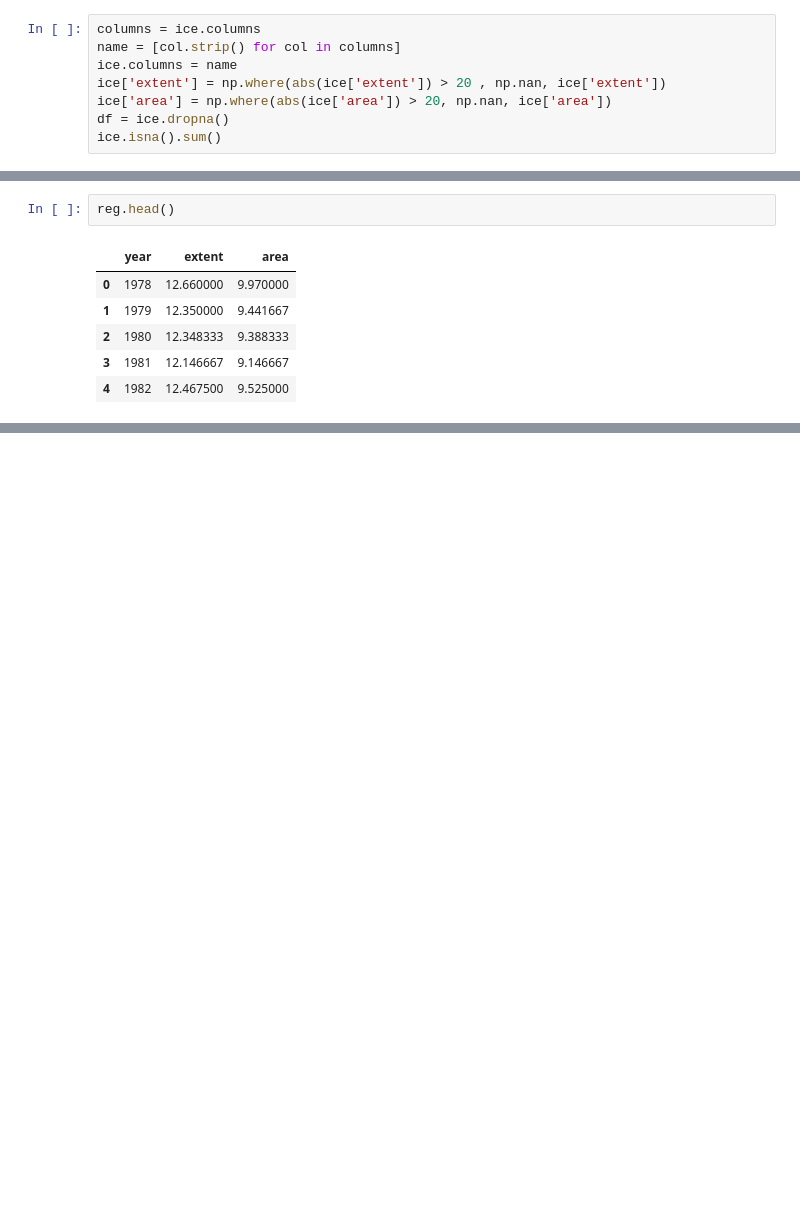
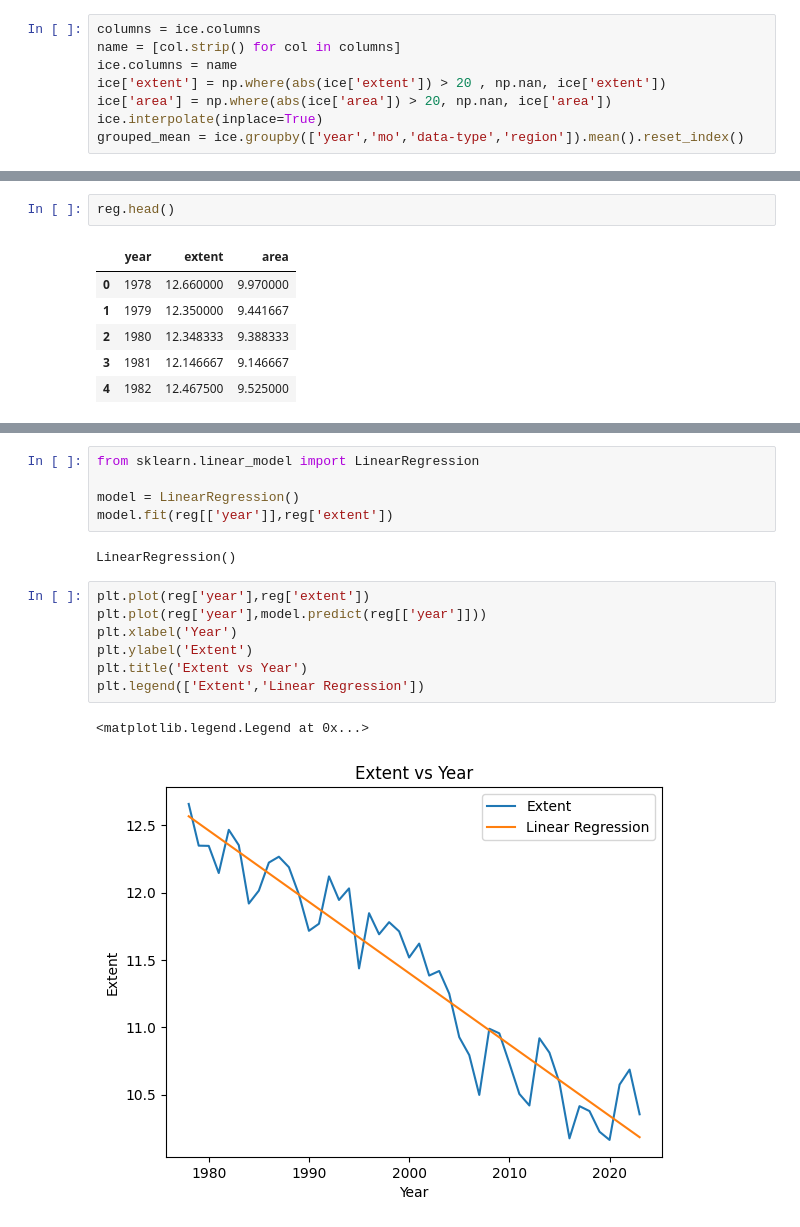
Before and after one commit to balakrish181/Arctic_ice, a Jupyter notebook: ice.ipynb, the cells around one changed output, grey strips where cells are left out. Drawn from its saved outputs; the diff is of its cells as text; blank space fills up the shorter version.

```diff
--- a/ice.ipynb
+++ b/ice.ipynb
@@ -15,5 +15,5 @@ name = [col.strip() for col in columns]
 ice.columns = name
 ice['extent'] = np.where(abs(ice['extent']) > 20 , np.nan, ice['extent'])
 ice['area'] = np.where(abs(ice['area']) > 20, np.nan, ice['area'])
-df = ice.dropna()
-ice.isna().sum()
+ice.interpolate(inplace=True)
+grouped_mean = ice.groupby(['year','mo','data-type','region']).mean().reset_index()
@@ -61,0 +73,17 @@ plt.plot(reg['year'],reg['extent'])
+# %%
+from sklearn.linear_model import LinearRegression
+
+model = LinearRegression()
+model.fit(reg[['year']],reg['extent'])
+# %% [output]
+LinearRegression()
+# %%
+plt.plot(reg['year'],reg['extent'])
+plt.plot(reg['year'],model.predict(reg[['year']]))
+plt.xlabel('Year')
+plt.ylabel('Extent')
+plt.title('Extent vs Year')
+plt.legend(['Extent','Linear Regression'])
+# %% [output]
+<matplotlib.legend.Legend at 0x...>
+[figure, added]
```
Also changed, not shown: parts of 23 cells of this notebook.
